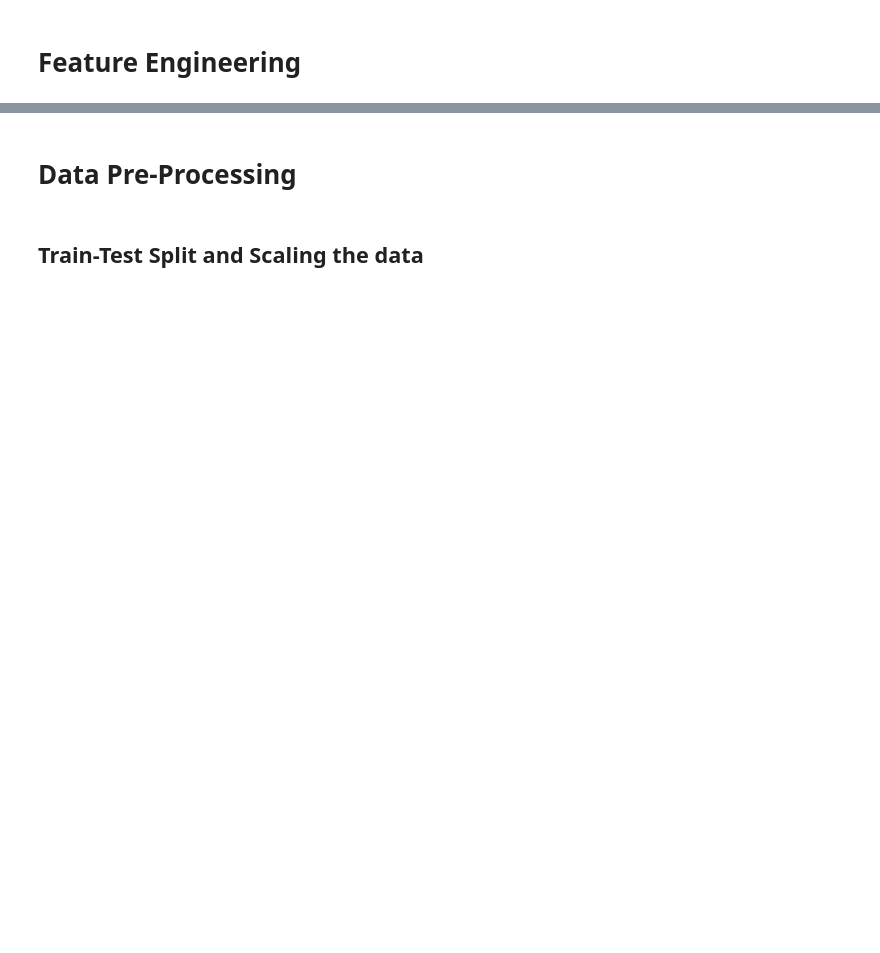
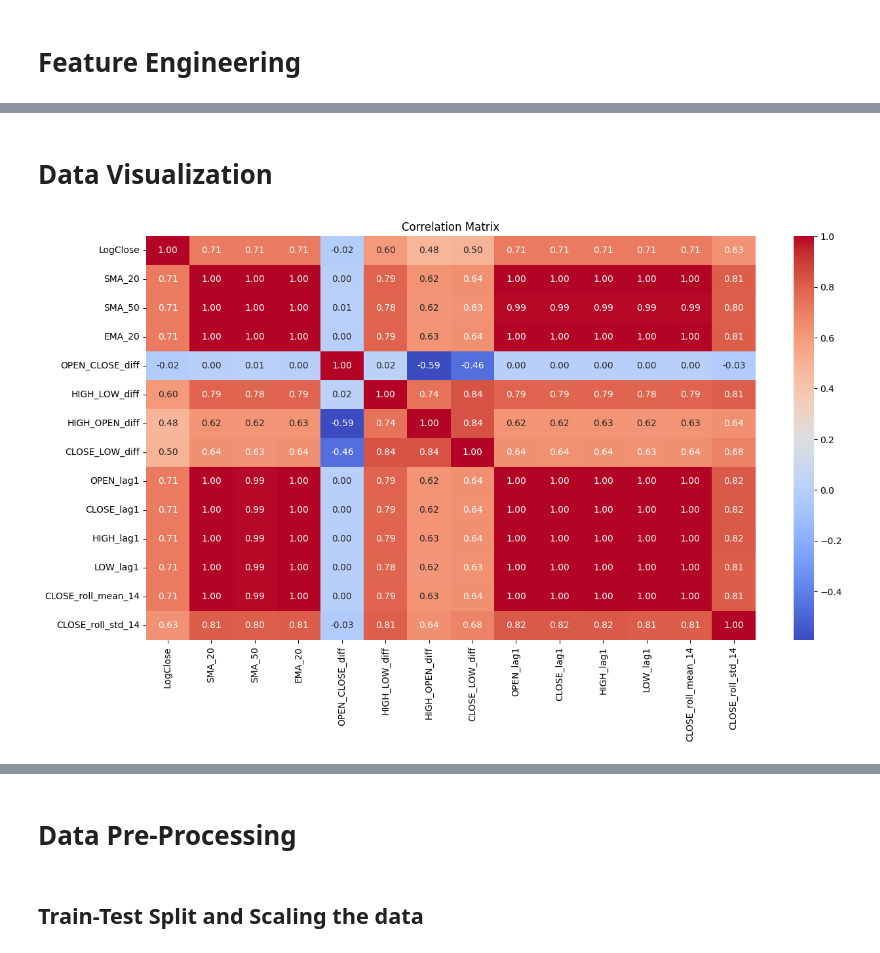
Before and after one commit to karthikponna/Bitcoin_Price_Prediction_MLOps, a Jupyter notebook: analysis/EDA.ipynb, the cells around one changed output, grey strips where cells are left out. Saved outputs shown, nothing was run; the diff lists cells and outputs as text; code cells hidden in the pictures; blank space fills up the shorter version.

```diff
--- a/analysis/EDA.ipynb
+++ b/analysis/EDA.ipynb
@@ -256,0 +303,13 @@ list(cleaned_data.columns)
+# %% [markdown]
+# Data Visualization
+# %%
+# Compute correlation matrix
+correlation_matrix = cleaned_data[feature_cols].corr()
+
+# Visualize correlation
+plt.figure(figsize=(15, 8))
+sns.heatmap(correlation_matrix, annot=True, cmap='coolwarm', fmt=".2f")
+plt.title("Correlation Matrix")
+plt.show()
+# %% [output]
+[figure, added]
```
Also changed, not shown: parts of 36 cells of this notebook.
